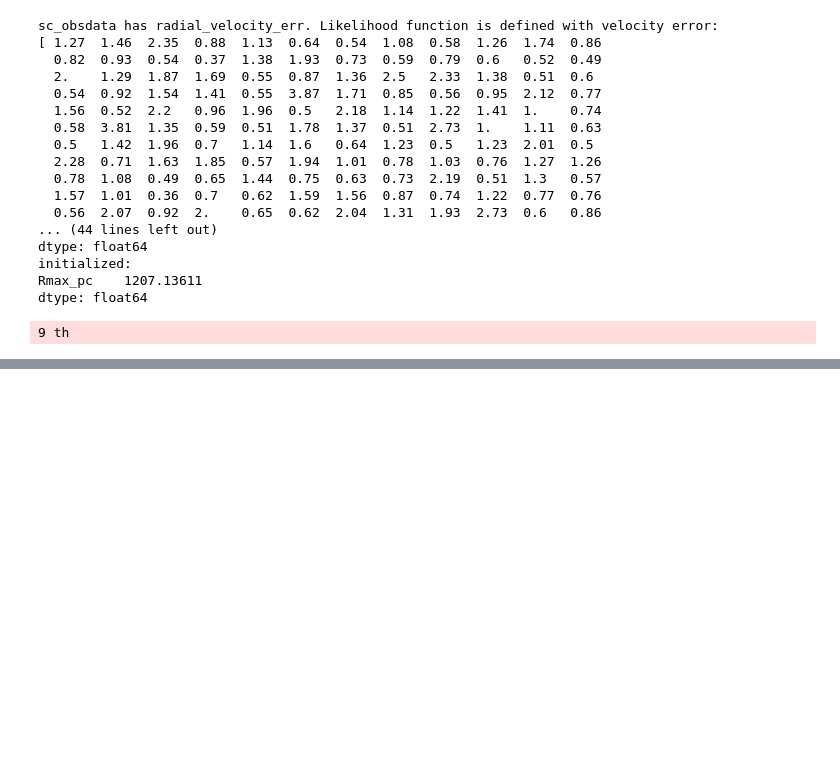
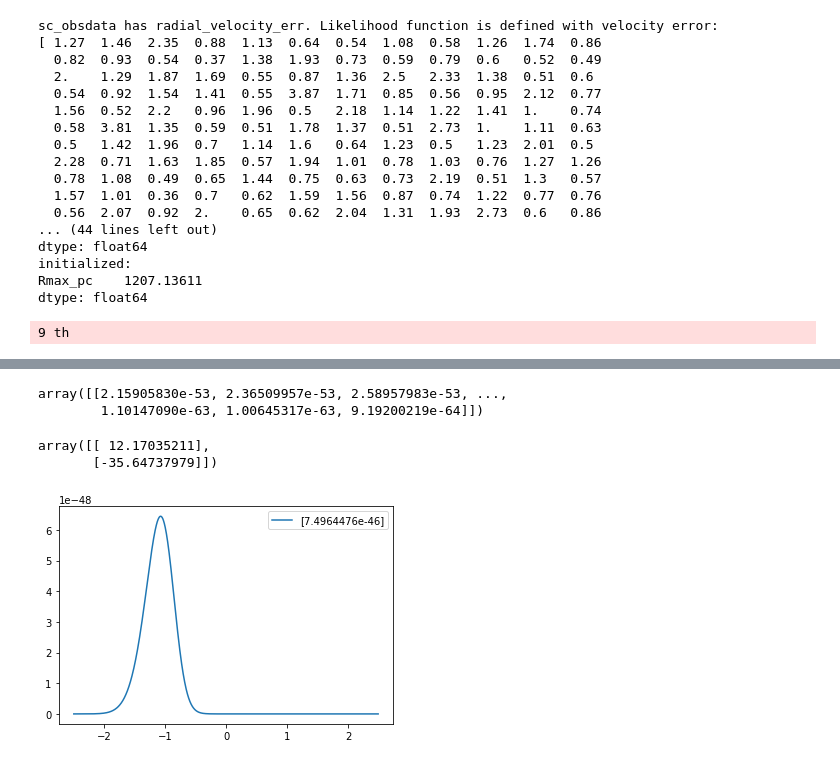
Before and after one commit to gomeshun/pydsph, a Jupyter notebook: sample/test.ipynb, the cells around one changed output, grey strips where cells are left out. Drawn from its saved outputs; the diff is of its cells as text; code cells hidden in the pictures; blank space fills up the shorter version.

```diff
--- a/sample/test.ipynb
+++ b/sample/test.ipynb
@@ -143,0 +190,8 @@ sampler.run_mcmc_epoch('test_spec.csv',nwalkers=64)
+# %%
+np.log10(Jfactor(*chain_arglogj.T.values,return_relerr=True,width=5e-3,pN=500,mN=500))
+# %% [output]
+array([[2.15905830e-53, 2.36509957e-53, 2.58957983e-53, ...,
+        1.10147090e-63, 1.00645317e-63, 9.19200219e-64]])
+array([[ 12.17035211],
+       [-35.64737979]])
+[figure, added]
```
Also changed, not shown: parts of 5 cells of this notebook, 2 other files.
